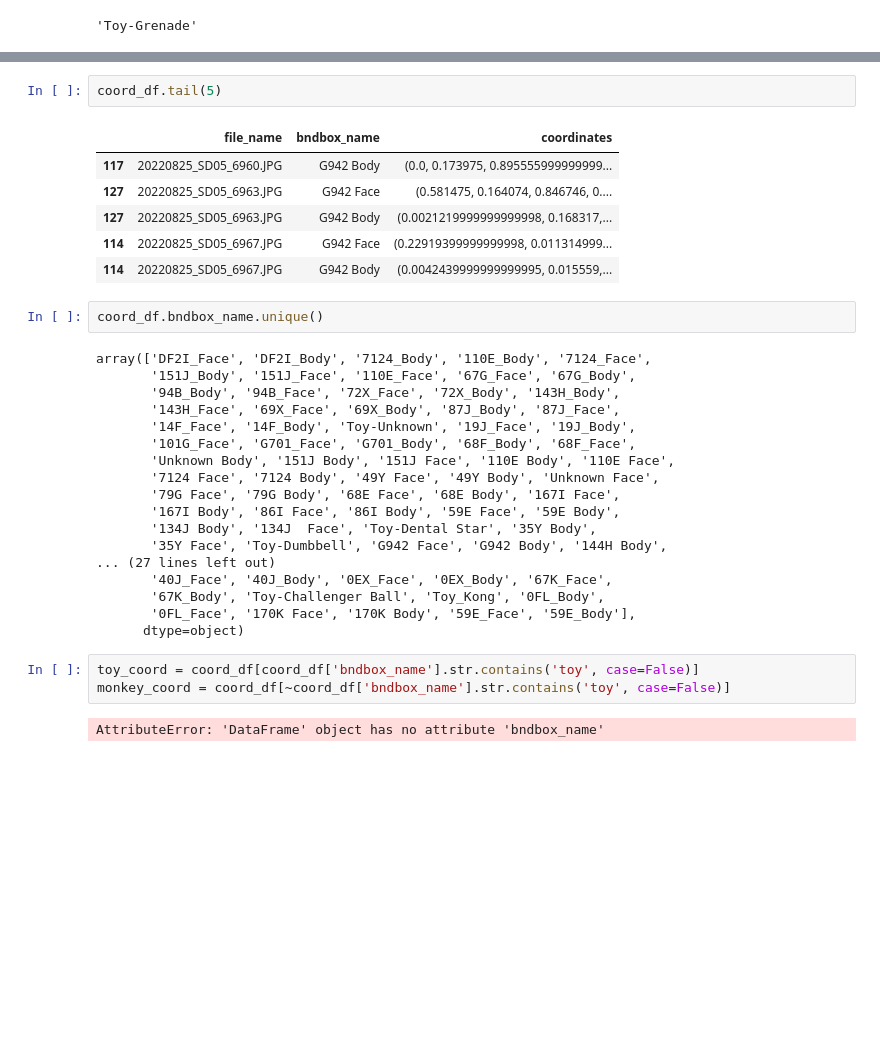
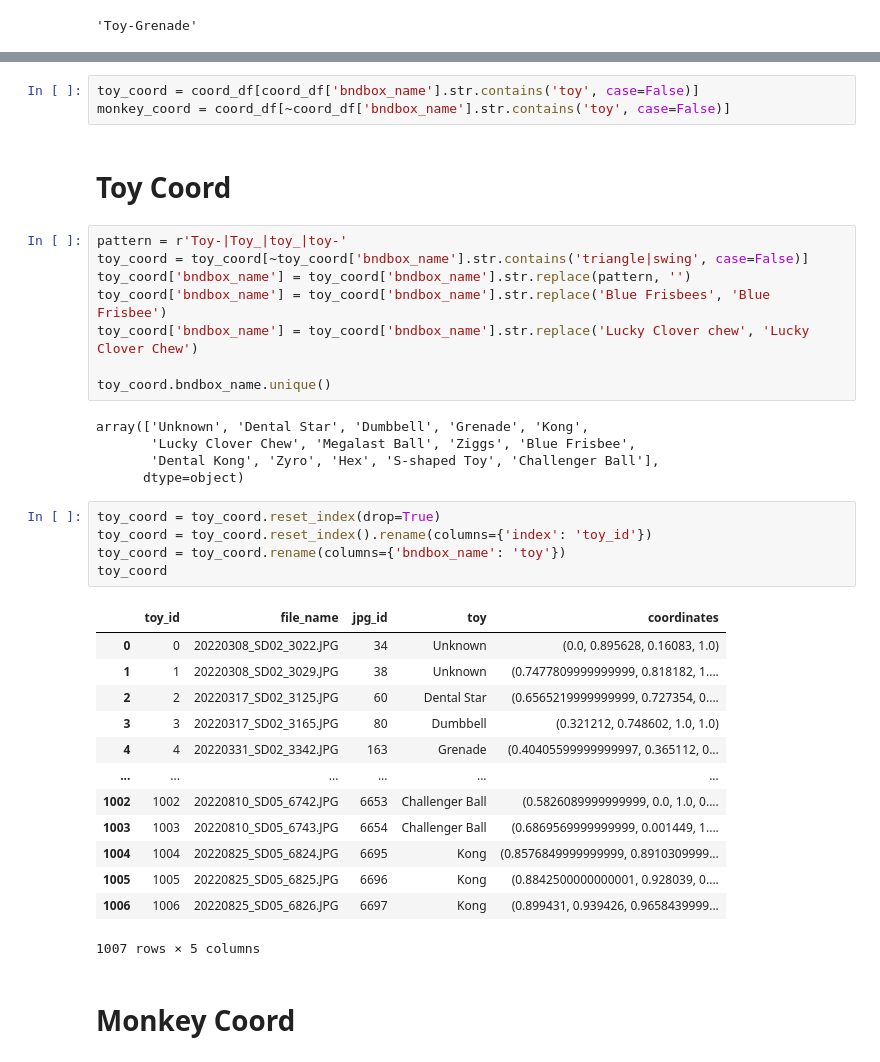
Before and after one commit to julie0924/PhotoMetadata, a Jupyter notebook: json/ReadingJSON.ipynb, the cells around one changed output, grey strips where cells are left out. Saved outputs shown, nothing was run; the diff lists cells and outputs as text; blank space fills up the shorter version.

```diff
--- a/json/ReadingJSON.ipynb
+++ b/json/ReadingJSON.ipynb
@@ -131,35 +142,39 @@ coord_df.head(15)
-# %%
-coord_df.tail(5)
-# %% [output]
-|  | file_name | bndbox_name | coordinates |
-| 117 | 20220825_SD05_6960.JPG | G942 Body | (0.0, 0.173975, 0.895555999999999... |
-| 127 | 20220825_SD05_6963.JPG | G942 Face | (0.581475, 0.164074, 0.846746, 0.... |
-| 127 | 20220825_SD05_6963.JPG | G942 Body | (0.0021219999999999998, 0.168317,... |
-| 114 | 20220825_SD05_6967.JPG | G942 Face | (0.22919399999999998, 0.011314999... |
-| 114 | 20220825_SD05_6967.JPG | G942 Body | (0.0042439999999999995, 0.015559,... |
-# %%
-coord_df.bndbox_name.unique()
-# %% [output]
-array(['DF2I_Face', 'DF2I_Body', '7124_Body', '110E_Body', '7124_Face',
-       '151J_Body', '151J_Face', '110E_Face', '67G_Face', '67G_Body',
-       '94B_Body', '94B_Face', '72X_Face', '72X_Body', '143H_Body',
-       '143H_Face', '69X_Face', '69X_Body', '87J_Body', '87J_Face',
-       '14F_Face', '14F_Body', 'Toy-Unknown', '19J_Face', '19J_Body',
-       '101G_Face', 'G701_Face', 'G701_Body', '68F_Body', '68F_Face',
-       'Unknown Body', '151J Body', '151J Face', '110E Body', '110E Face',
-       '7124 Face', '7124 Body', '49Y Face', '49Y Body', 'Unknown Face',
-       '79G Face', '79G Body', '68E Face', '68E Body', '167I Face',
-       '167I Body', '86I Face', '86I Body', '59E Face', '59E Body',
-       '134J Body', '134J  Face', 'Toy-Dental Star', '35Y Body',
-       '35Y Face', 'Toy-Dumbbell', 'G942 Face', 'G942 Body', '144H Body',
-... (27 lines left out)
-       '40J_Face', '40J_Body', '0EX_Face', '0EX_Body', '67K_Face',
-       '67K_Body', 'Toy-Challenger Ball', 'Toy_Kong', '0FL_Body',
-       '0FL_Face', '170K Face', '170K Body', '59E_Face', '59E_Body'],
-      dtype=object)
 # %%
 toy_coord = coord_df[coord_df['bndbox_name'].str.contains('toy', case=False)]
 monkey_coord = coord_df[~coord_df['bndbox_name'].str.contains('toy', case=False)]
+# %% [markdown]
+# Toy Coord
 # %%
+pattern = r'Toy-|Toy_|toy_|toy-'
+toy_coord = toy_coord[~toy_coord['bndbox_name'].str.contains('triangle|swing', case=False)]
+toy_coord['bndbox_name'] = toy_coord['bndbox_name'].str.replace(pattern, '')
+toy_coord['bndbox_name'] = toy_coord['bndbox_name'].str.replace('Blue Frisbees', 'Blue Frisbee')
+toy_coord['bndbox_name'] = toy_coord['bndbox_name'].str.replace('Lucky Clover chew', 'Lucky Clover Chew')
+
+toy_coord.bndbox_name.unique()
 # %% [output]
-AttributeError: 'DataFrame' object has no attribute 'bndbox_name'
+array(['Unknown', 'Dental Star', 'Dumbbell', 'Grenade', 'Kong',
+       'Lucky Clover Chew', 'Megalast Ball', 'Ziggs', 'Blue Frisbee',
+       'Dental Kong', 'Zyro', 'Hex', 'S-shaped Toy', 'Challenger Ball'],
+      dtype=object)
+# %%
+toy_coord = toy_coord.reset_index(drop=True)
+toy_coord = toy_coord.reset_index().rename(columns={'index': 'toy_id'})
+toy_coord = toy_coord.rename(columns={'bndbox_name': 'toy'})
+toy_coord
+# %% [output]
+|  | toy_id | file_name | jpg_id | toy | coordinates |
+| 0 | 0 | 20220308_SD02_3022.JPG | 34 | Unknown | (0.0, 0.895628, 0.16083, 1.0) |
+| 1 | 1 | 20220308_SD02_3029.JPG | 38 | Unknown | (0.7477809999999999, 0.818182, 1.... |
+| 2 | 2 | 20220317_SD02_3125.JPG | 60 | Dental Star | (0.6565219999999999, 0.727354, 0.... |
+| 3 | 3 | 20220317_SD02_3165.JPG | 80 | Dumbbell | (0.321212, 0.748602, 1.0, 1.0) |
+| 4 | 4 | 20220331_SD02_3342.JPG | 163 | Grenade | (0.40405599999999997, 0.365112, 0... |
+| ... | ... | ... | ... | ... | ... |
+| 1002 | 1002 | 20220810_SD05_6742.JPG | 6653 | Challenger Ball | (0.5826089999999999, 0.0, 1.0, 0.... |
+| 1003 | 1003 | 20220810_SD05_6743.JPG | 6654 | Challenger Ball | (0.6869569999999999, 0.001449, 1.... |
+| 1004 | 1004 | 20220825_SD05_6824.JPG | 6695 | Kong | (0.8576849999999999, 0.8910309999... |
+| 1005 | 1005 | 20220825_SD05_6825.JPG | 6696 | Kong | (0.8842500000000001, 0.928039, 0.... |
+| 1006 | 1006 | 20220825_SD05_6826.JPG | 6697 | Kong | (0.899431, 0.939426, 0.9658439999... |
+1007 rows × 5 columns
+# %% [markdown]
+# Monkey Coord
```
Also changed, not shown: parts of 19 cells of this notebook, 5 other files.
